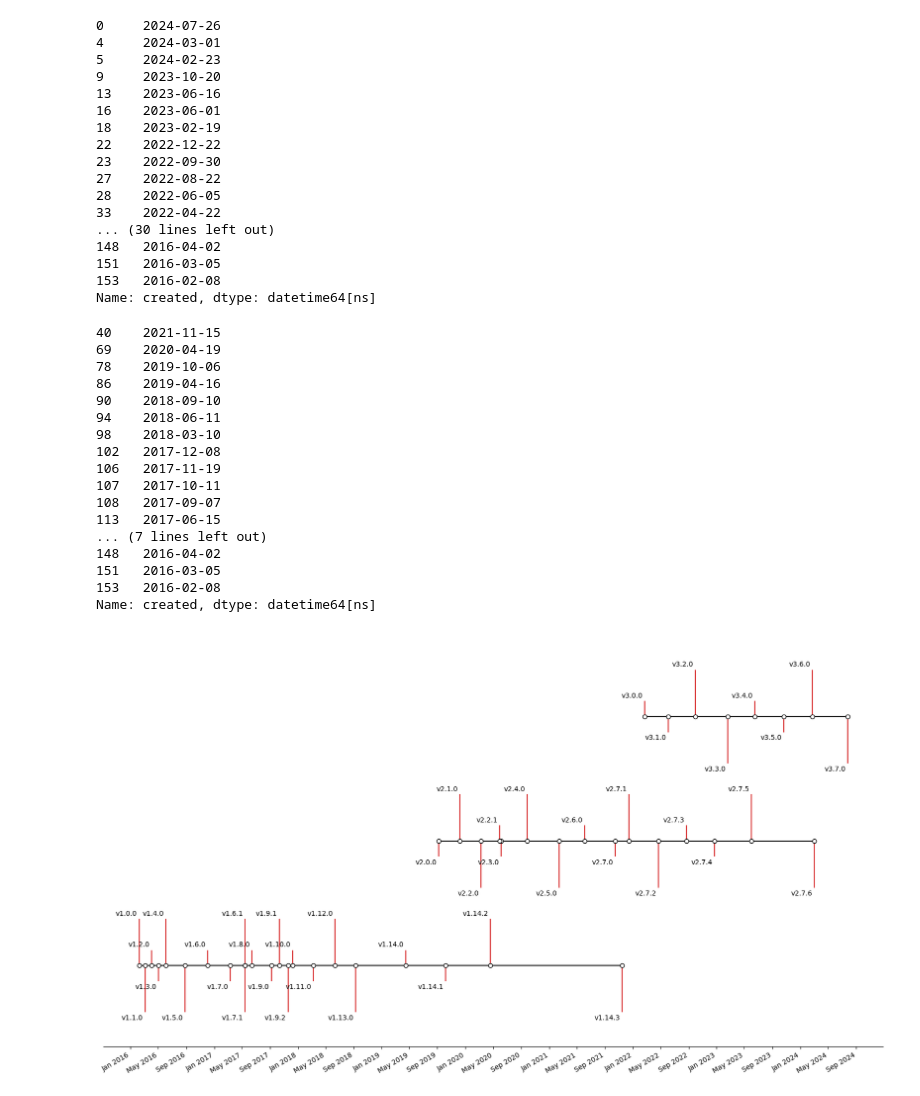
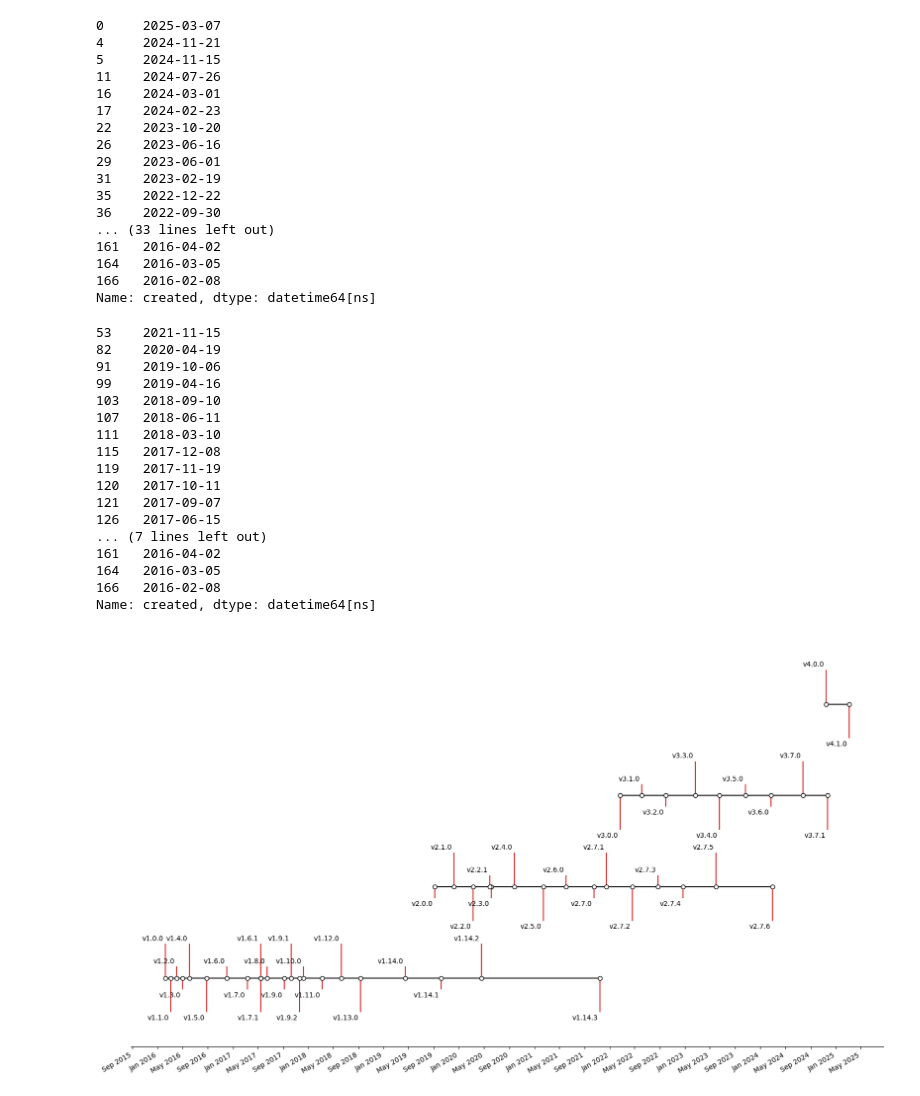
Before and after one commit to tiacsys/zephyr-analytics, a Jupyter notebook: notebooks/zephyr-release-dates.ipynb, the cells around one changed output. Drawn from its saved outputs; the diff is of its cells as text; code cells hidden in the pictures.

Commit message:
update release data graphs to zephyr v4.1

```diff
--- a/notebooks/zephyr-release-dates.ipynb
+++ b/notebooks/zephyr-release-dates.ipynb
@@ -5,8 +5,8 @@ import matplotlib.pyplot as plt
 import datetime as datetime
 import matplotlib.dates as mdates
 # %%
-tags = pd.read_csv('../data/zephyr_tags_with_date.csv',names=["tag", "created"], header=0)
+tags = pd.read_csv('../data/zephyr_tags_with_date.csv',names=["tag", "created"], header=None)
 # %%
-tags=tags[ ~(tags.tag.str.contains('rc')) & ~(tags.tag.str.contains('99')) ]
+tags=tags[ ~(tags.tag.str.contains('rc')) & ~(tags.tag.str.contains('99'))& ~(tags.tag.str.contains('mergebase')) ]
 tags['created']= pd.to_datetime(tags['created'])
 # %%
@@ -57,42 +44,42 @@ filter_by_patch(tags)
 # %%
 tags['created']
 # %% [output]
-0     2024-07-26
-4     2024-03-01
-5     2024-02-23
-9     2023-10-20
-13    2023-06-16
-16    2023-06-01
-18    2023-02-19
-22    2022-12-22
-23    2022-09-30
-27    2022-08-22
-28    2022-06-05
-33    2022-04-22
-... (30 lines left out)
-148   2016-04-02
-151   2016-03-05
-153   2016-02-08
+0     2025-03-07
+4     2024-11-21
+5     2024-11-15
+11    2024-07-26
+16    2024-03-01
+17    2024-02-23
+22    2023-10-20
+26    2023-06-16
+29    2023-06-01
+31    2023-02-19
+35    2022-12-22
+36    2022-09-30
+... (33 lines left out)
+161   2016-04-02
+164   2016-03-05
+166   2016-02-08
 Name: created, dtype: datetime64[ns]
 # %%
 filter_by_major(tags)['created']
 # %% [output]
-40    2021-11-15
-69    2020-04-19
-78    2019-10-06
-86    2019-04-16
-90    2018-09-10
-94    2018-06-11
-98    2018-03-10
-102   2017-12-08
-106   2017-11-19
-107   2017-10-11
-108   2017-09-07
-113   2017-06-15
+53    2021-11-15
+82    2020-04-19
+91    2019-10-06
+99    2019-04-16
+103   2018-09-10
+107   2018-06-11
+111   2018-03-10
+115   2017-12-08
+119   2017-11-19
+120   2017-10-11
+121   2017-09-07
+126   2017-06-15
 ... (7 lines left out)
-148   2016-04-02
-151   2016-03-05
-153   2016-02-08
+161   2016-04-02
+164   2016-03-05
+166   2016-02-08
 Name: created, dtype: datetime64[ns]
 # %%
 # Choose some nice levels
@@ -113,34 +100,35 @@ def add_major_to_plot(ax,tags,major, ofs=0,levels=[-3, 3, -1, 1]):
 
     # annotate lines
     for d, l, r in zip(dates, levels, names):
         ax.annotate(r, xy=(d, l+ofs),
                     xytext=(-3, np.sign(l)*3), textcoords="offset points",
                     horizontalalignment="right",
                     verticalalignment="bottom" if l > 0 else "top")
 
 
 fig, ax = plt.subplots(figsize=(16,9), constrained_layout=True)
 
 #ax.set(title="Zephyr release dates")
 add_major_to_plot(ax,tags,'v1',ofs= 0)
 add_major_to_plot(ax,tags,'v2',ofs= 8)
 add_major_to_plot(ax,tags,'v3',ofs= 16)
+add_major_to_plot(ax,tags,'v4',ofs= 24)
 
 
 # format xaxis with 4 month intervals
 ax.xaxis.set_major_locator(mdates.MonthLocator(interval=4))
 ax.xaxis.set_major_formatter(mdates.DateFormatter("%b %Y"))
 plt.setp(ax.get_xticklabels(), rotation=30, ha="right")
 
 # remove y axis and spines
 ax.yaxis.set_visible(False)
 ax.spines[["left", "top", "right"]].set_visible(False)
 
 ax.margins(y=0.1)
 plt.show()
 fig.savefig('../figures/zephyr-release-dates.svg', format='svg')
 # %% [output]
-[figure, old version]
+[figure, new version]
 # %%
 # Choose some nice levels
 plt.rcParams["figure.figsize"] = [16, 6]
```
Also changed, not shown: parts of 4 cells of this notebook, 4 other files.
